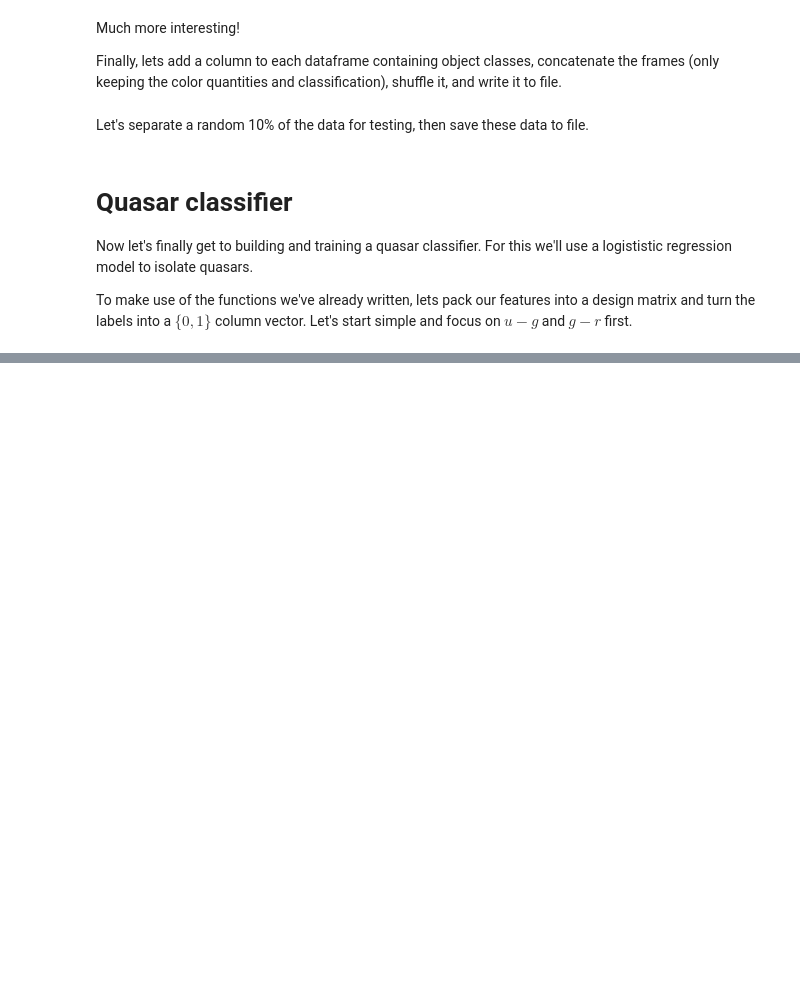
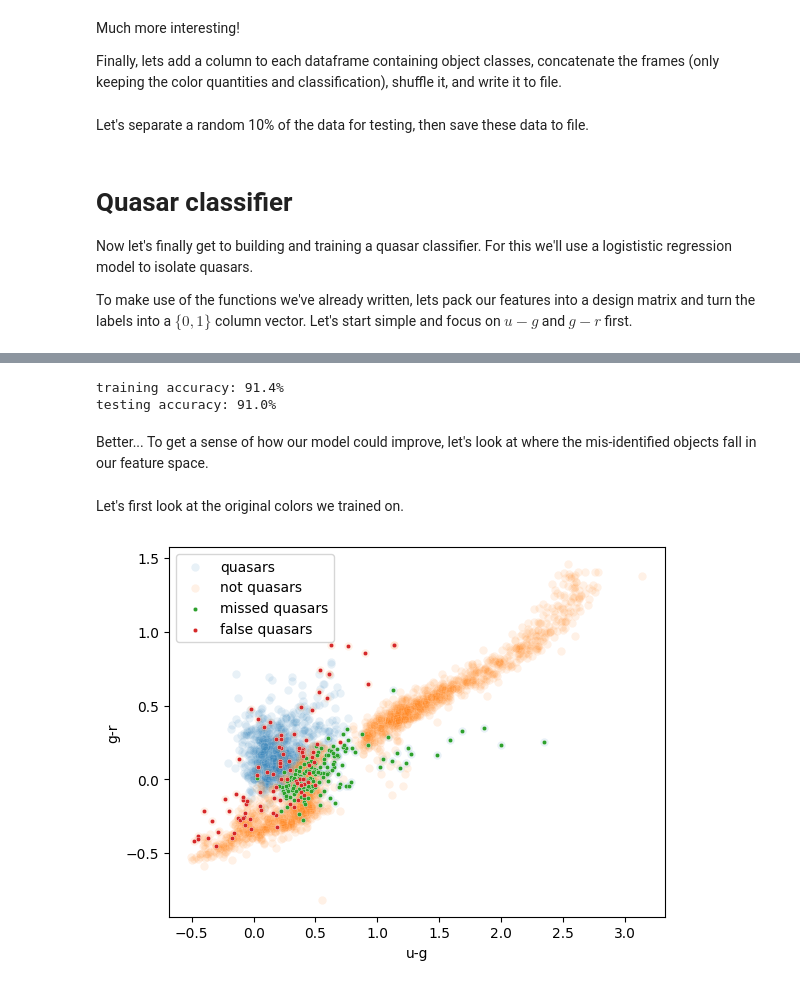
Before and after one commit to uo-phys/comp-phys-26, a Jupyter notebook: notebooks/Logistic Regression w SDSS.ipynb, the cells around one changed output, grey strips where cells are left out. Cells and saved outputs as stored; diff of their text form; code cells hidden in the pictures; blank space fills up the shorter version.

```diff
--- a/notebooks/Logistic Regression w SDSS.ipynb
+++ b/notebooks/Logistic Regression w SDSS.ipynb
@@ -244,0 +391,17 @@ testing = pd.read_csv('../cache/SDSS_testing.csv')    # not necessary if you jus
+# %%
+X = np.column_stack([np.ones(len(training)),
+                     training[colors]])
+X_test = np.column_stack([np.ones(len(testing)),
+                          testing[colors]])
+# %%
+theta0 = np.random.randn(X.shape[1]) # random starting weights
+
+res = minimize(cost, theta0,
+               args=(X, y),              # pass in the new design matrix
+               method=None,
+               jac=cost_gradient,
+               options={'maxiter':400})
+
+theta_opt = res.x.reshape((-1, 1))
+
+res
@@ -244,0 +423,25 @@ testing = pd.read_csv('../cache/SDSS_testing.csv')    # not necessary if you jus
+# %%
+p = predict(X, theta=theta_opt)
+p_test = predict(X_test, theta=theta_opt)
+
+accuracy = 100 * np.count_nonzero(p == y)/p.size
+accuracy_test = 100 * np.count_nonzero(p_test == y_test)/p_test.size
+print("training accuracy: {:.1f}%".format(accuracy))
+print("testing accuracy: {:.1f}%".format(accuracy_test))
+# %% [output]
+training accuracy: 91.4%
+testing accuracy: 91.0%
+# %% [markdown]
+Better... To get a sense of how our model could improve, let's look at where the mis-identified objects fall in our feature space.
+# %%
+correct = (p==y).flatten()
+correct_test = (p_test==y_test).flatten()
+# %% [markdown]
+Let's first look at the original colors we trained on.
+# %%
+sns.scatterplot(x='u-g', y='g-r', data=testing[qsos_test], label='quasars', alpha=0.1)
+sns.scatterplot(x='u-g', y='g-r', data=testing[~qsos_test], label='not quasars', alpha=0.1)
+sns.scatterplot(x='u-g', y='g-r', data=testing[~correct_test & qsos_test], label='missed quasars', s=10)
+sns.scatterplot(x='u-g', y='g-r', data=testing[~correct_test & ~qsos_test], label='false quasars', s=10);
+# %% [output]
+[figure, added]
```
Also changed, not shown: parts of 22 cells of this notebook, 2 other files.
